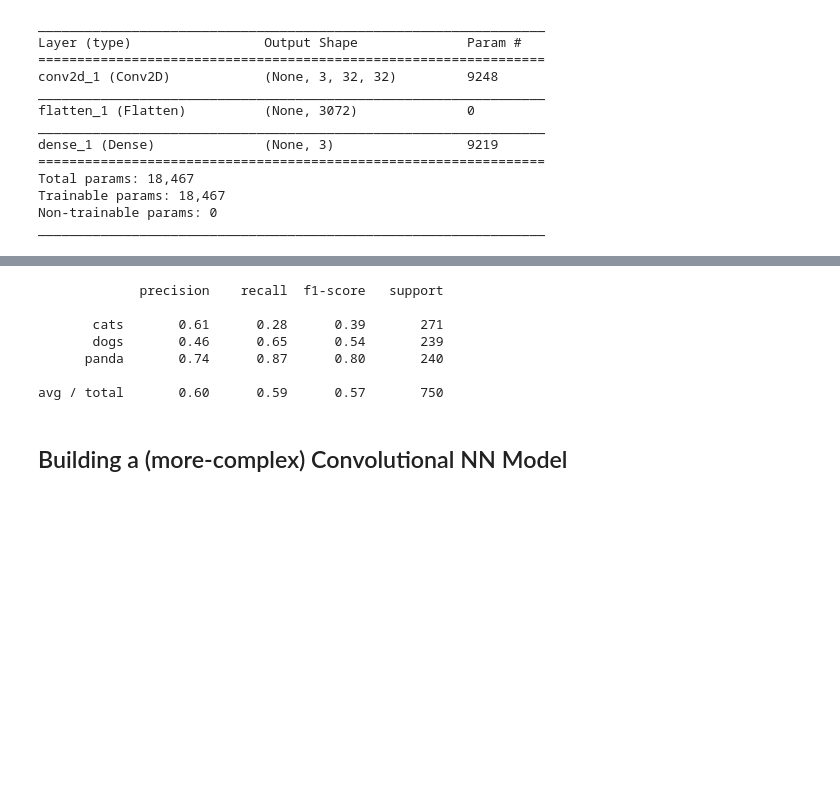
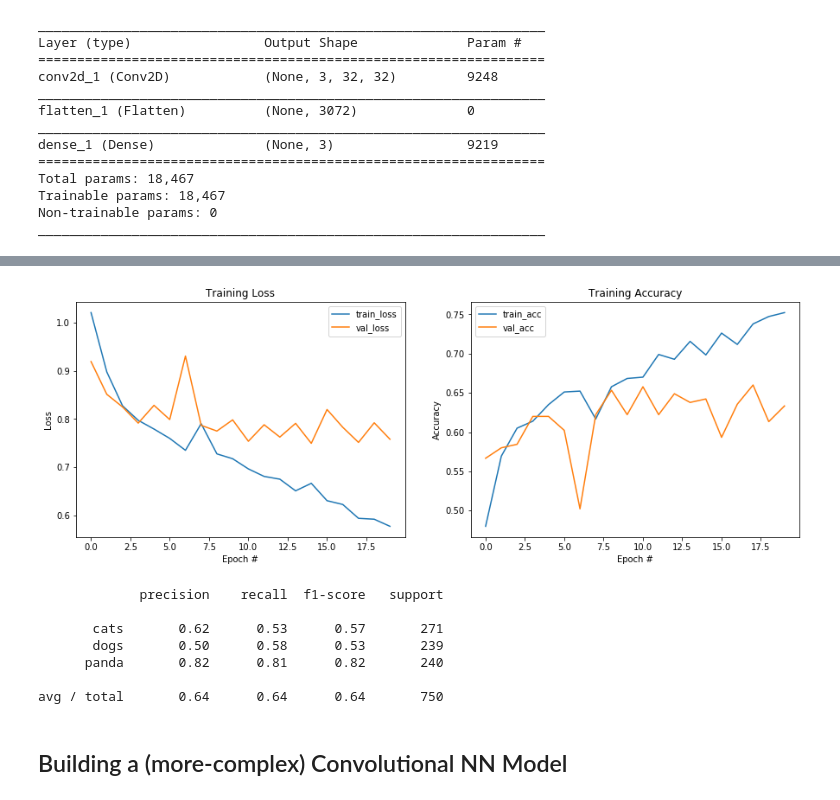
Before and after one commit to zkan/dl4cv, a Jupyter notebook: 06-cnn-with-keras.ipynb, the cells around one changed output, grey strips where cells are left out. Saved outputs shown, nothing was run; the diff lists cells and outputs as text; code cells hidden in the pictures; blank space fills up the shorter version.

Commit message:
Review and add loss/accuracy plot for CNN

```diff
--- a/06-cnn-with-keras.ipynb
+++ b/06-cnn-with-keras.ipynb
@@ -129,7 +129,7 @@ model.compile(
     metrics=['accuracy']
 )
 # %%
-model.fit(
+H = model.fit(
     X_train,
     y_train,
     epochs=20,
@@ -158,3 +157,24 @@ Epoch 20/20
+# %%
+N = np.arange(0, 20)
+plt.figure(figsize=(15, 5))
+
+plt.subplot(1, 2, 1)
+plt.plot(N, H.history['loss'], label='train_loss')
+plt.plot(N, H.history['val_loss'], label='val_loss')
+plt.title('Training Loss')
+plt.xlabel('Epoch #')
+plt.ylabel('Loss')
+plt.legend()
+
+plt.subplot(1, 2, 2)
+plt.plot(N, H.history['acc'], label="train_acc")
+plt.plot(N, H.history['val_acc'], label='val_acc')
+plt.title('Training Accuracy')
+plt.xlabel('Epoch #')
+plt.ylabel('Accuracy')
+plt.legend();
+# %% [output]
+[figure, added]
 # %%
 y_pred = model.predict(X_test)
 # %%
@@ -166,11 +186,11 @@ print(classification_report(
 # %% [output]
              precision    recall  f1-score   support
 
-       cats       0.61      0.28      0.39       271
-       dogs       0.46      0.65      0.54       239
-      panda       0.74      0.87      0.80       240
+       cats       0.62      0.53      0.57       271
+       dogs       0.50      0.58      0.53       239
+      panda       0.82      0.81      0.82       240
 
-avg / total       0.60      0.59      0.57       750
+avg / total       0.64      0.64      0.64       750
 # %% [markdown]
 ## Building a (more-complex) Convolutional NN Model
 # %% [markdown]
```
Also changed, not shown: parts of 6 cells of this notebook, 2 other files.
